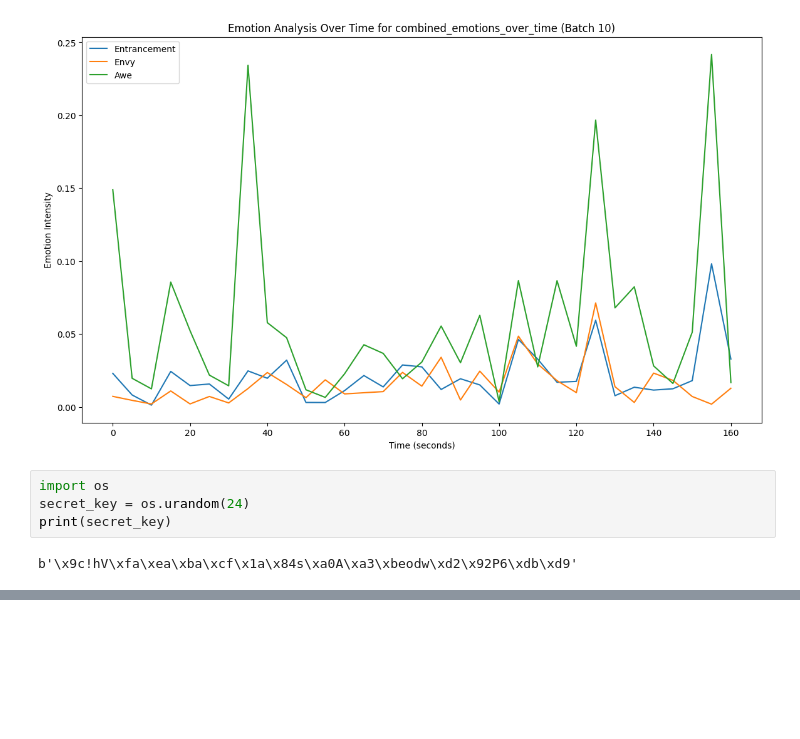
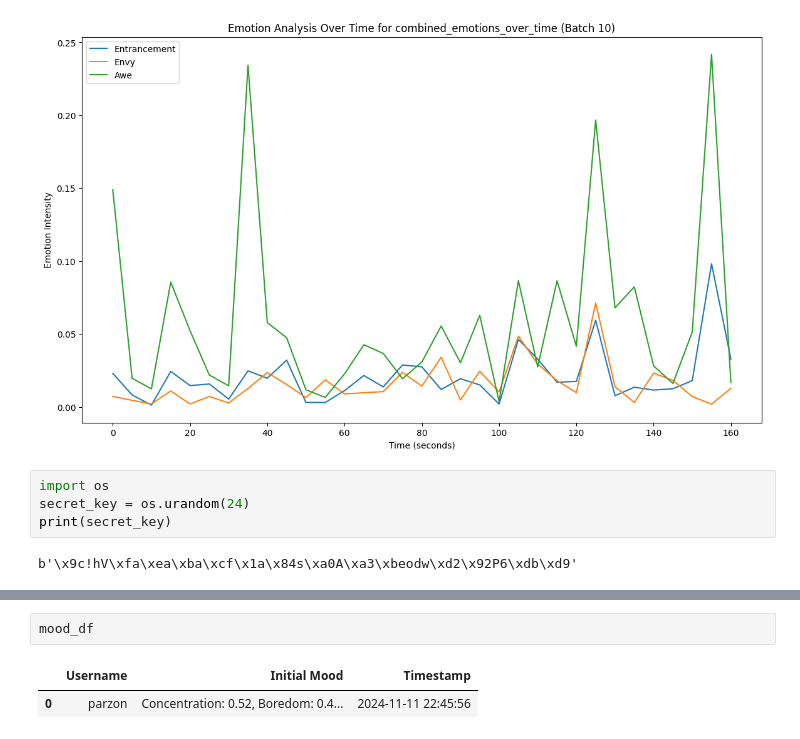
Before and after one commit to Parzon/HeyGenPersonalised, a Jupyter notebook: backend/emotion_analysis.ipynb, the cells around one changed output, grey strips where cells are left out. Saved outputs shown, nothing was run; the diff lists cells and outputs as text; blank space fills up the shorter version.

```diff
--- a/backend/emotion_analysis.ipynb
+++ b/backend/emotion_analysis.ipynb
@@ -231,0 +388,5 @@ b'\x9c!hV\xfa\xea\xba\xcf\x1a\x84s\xa0A\xa3\xbeodw\xd2\x92P6\xdb\xd9'
+# %%
+mood_df
+# %% [output]
+|  | Username | Initial Mood | Timestamp |
+| 0 | parzon | Concentration: 0.52, Boredom: 0.4... | 2024-11-11 22:45:56 |
```
Also changed, not shown: parts of 2 cells of this notebook, 2 other files.
